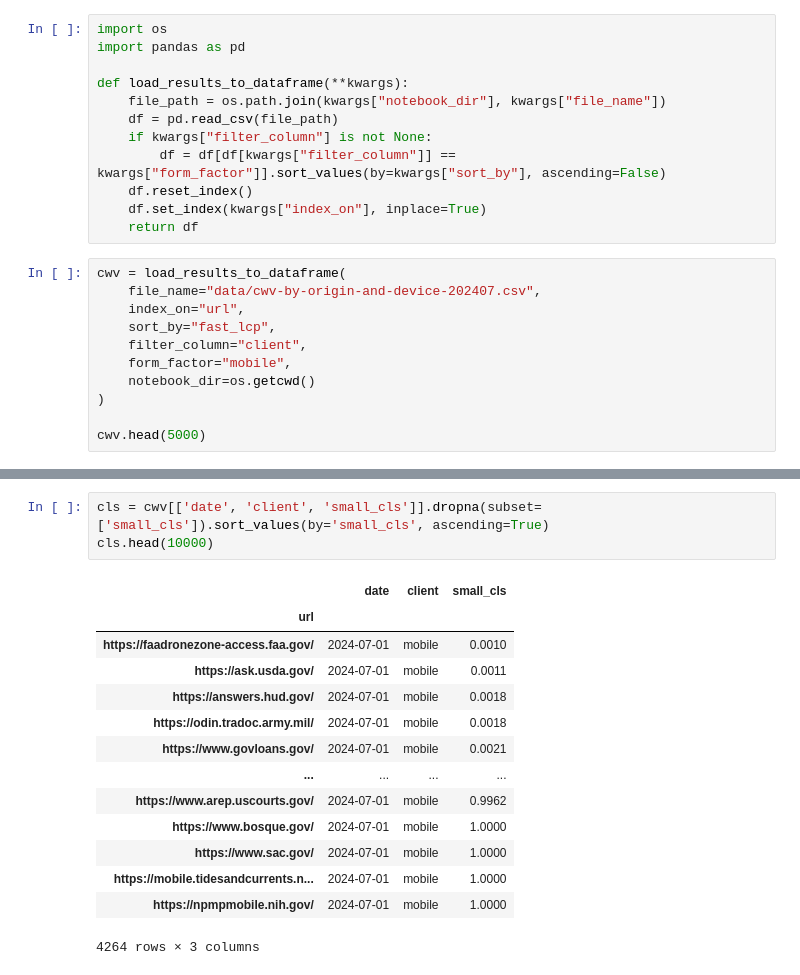
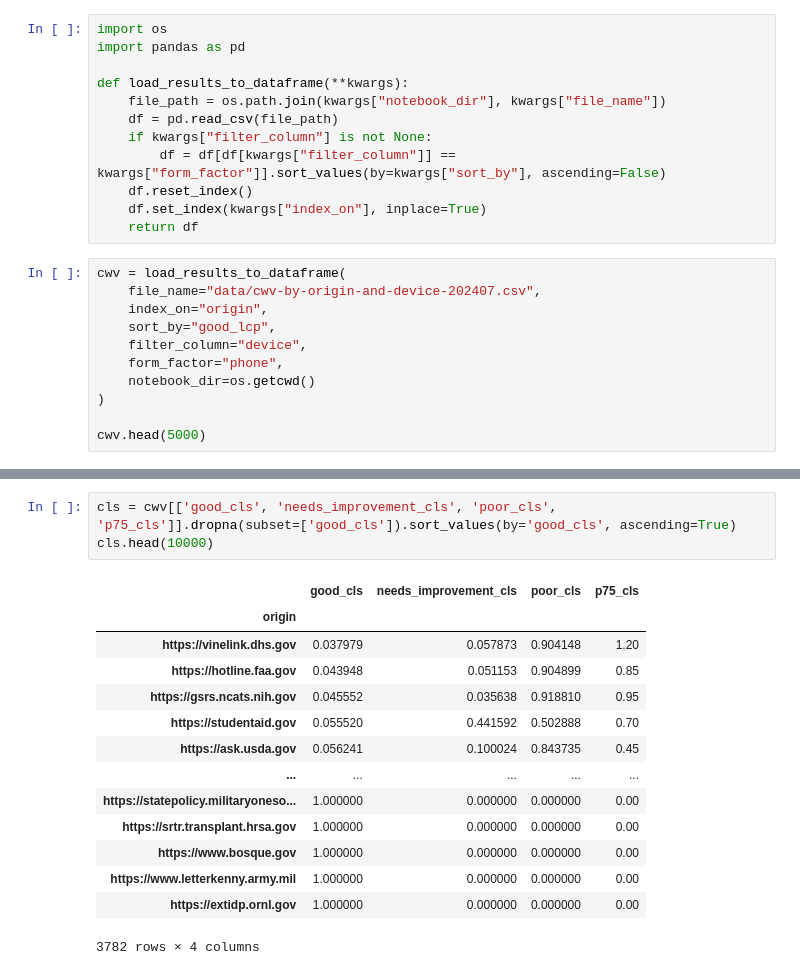
Before and after one commit to GSA-TTS/inclusive-web-performance-cx, a Jupyter notebook: research/government-sites-by-cwv.ipynb, the cells around one changed output, grey strips where cells are left out. Cells and saved outputs as stored; diff of their text form.

```diff
--- a/research/government-sites-by-cwv.ipynb
+++ b/research/government-sites-by-cwv.ipynb
@@ -17,10 +17,10 @@ def load_results_to_dataframe(**kwargs):
 # %%
 cwv = load_results_to_dataframe(
     file_name="data/cwv-by-origin-and-device-202407.csv",
-    index_on="url",
-    sort_by="fast_lcp",
-    filter_column="client",
-    form_factor="mobile",
+    index_on="origin",
+    sort_by="good_lcp",
+    filter_column="device",
+    form_factor="phone",
     notebook_dir=os.getcwd()
 )
 
@@ -61,19 +61,19 @@ lcp.head(10000)
 # %%
-cls = cwv[['date', 'client', 'small_cls']].dropna(subset=['small_cls']).sort_values(by='small_cls', ascending=True)
+cls = cwv[['good_cls', 'needs_improvement_cls', 'poor_cls', 'p75_cls']].dropna(subset=['good_cls']).sort_values(by='good_cls', ascending=True)
 cls.head(10000)
 # %% [output]
-|  | date | client | small_cls |
-| url |  |  |  |
-| https://faadronezone-access.faa.gov/ | 2024-07-01 | mobile | 0.0010 |
-| https://ask.usda.gov/ | 2024-07-01 | mobile | 0.0011 |
-| https://answers.hud.gov/ | 2024-07-01 | mobile | 0.0018 |
-| https://odin.tradoc.army.mil/ | 2024-07-01 | mobile | 0.0018 |
-| https://www.govloans.gov/ | 2024-07-01 | mobile | 0.0021 |
-| ... | ... | ... | ... |
-| https://www.arep.uscourts.gov/ | 2024-07-01 | mobile | 0.9962 |
-| https://www.bosque.gov/ | 2024-07-01 | mobile | 1.0000 |
-| https://www.sac.gov/ | 2024-07-01 | mobile | 1.0000 |
-| https://mobile.tidesandcurrents.n... | 2024-07-01 | mobile | 1.0000 |
-| https://npmpmobile.nih.gov/ | 2024-07-01 | mobile | 1.0000 |
+|  | good_cls | needs_improvement_cls | poor_cls | p75_cls |
+| origin |  |  |  |  |
+| https://vinelink.dhs.gov | 0.037979 | 0.057873 | 0.904148 | 1.20 |
+| https://hotline.faa.gov | 0.043948 | 0.051153 | 0.904899 | 0.85 |
+| https://gsrs.ncats.nih.gov | 0.045552 | 0.035638 | 0.918810 | 0.95 |
+| https://studentaid.gov | 0.055520 | 0.441592 | 0.502888 | 0.70 |
+| https://ask.usda.gov | 0.056241 | 0.100024 | 0.843735 | 0.45 |
+| ... | ... | ... | ... | ... |
+| https://statepolicy.militaryoneso... | 1.000000 | 0.000000 | 0.000000 | 0.00 |
+| https://srtr.transplant.hrsa.gov | 1.000000 | 0.000000 | 0.000000 | 0.00 |
+| https://www.bosque.gov | 1.000000 | 0.000000 | 0.000000 | 0.00 |
+| https://www.letterkenny.army.mil | 1.000000 | 0.000000 | 0.000000 | 0.00 |
+| https://extidp.ornl.gov | 1.000000 | 0.000000 | 0.000000 | 0.00 |
-4264 rows × 3 columns
+3782 rows × 4 columns
 # %%
```
Also changed, not shown: parts of 3 cells of this notebook, 2 other files.
